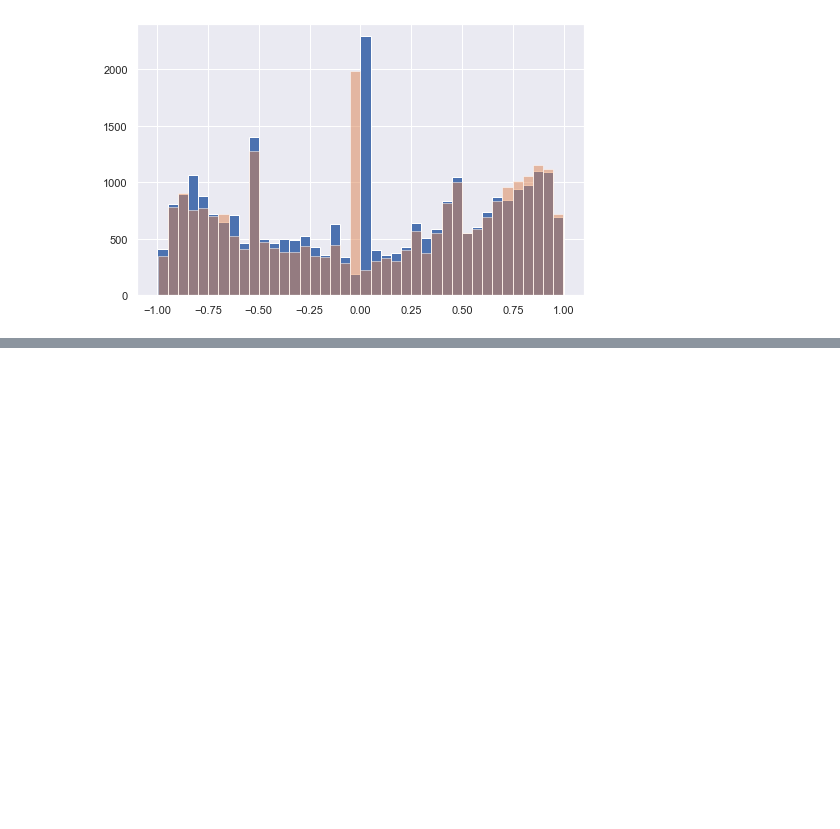
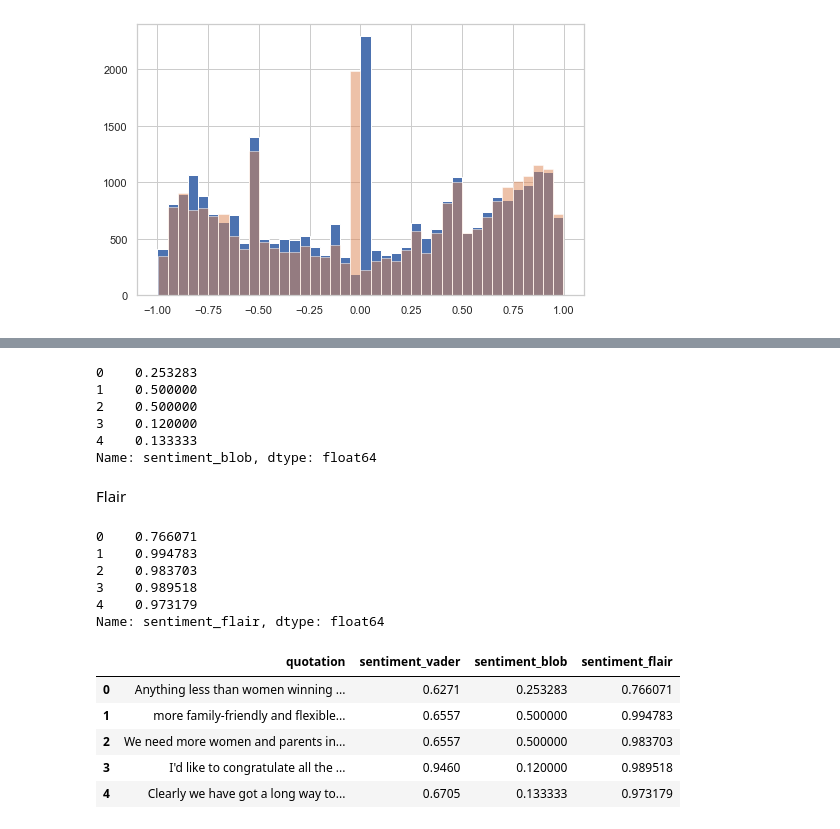
Before and after one commit to epfl-ada/ada-2021-project-concatsanddogs, a Jupyter notebook: Milestone_3_RQ4_sentiment_analysis.ipynb, the cells around one changed output, grey strips where cells are left out. Saved outputs shown, nothing was run; the diff lists cells and outputs as text; code cells hidden in the pictures; blank space fills up the shorter version.

```diff
--- a/Milestone_3_RQ4_sentiment_analysis.ipynb
+++ b/Milestone_3_RQ4_sentiment_analysis.ipynb
@@ -436,0 +492,2 @@ plt.show()
+# %%
+df = pd.read_pickle(PATH_GENERATED_DATA+'df_enriched.pkl', compression='infer', storage_options=None)
@@ -436,0 +496,2 @@ plt.show()
+# %%
+df['sentiment_vader'] = df['quotation'].apply(lambda x : analyzer.polarity_scores(x)['compound'])
@@ -436,0 +509,34 @@ plt.show()
+# %%
+df['sentiment_blob'] = df['quotation'].apply(lambda x : polarity_blob(x))
+# %%
+df['sentiment_blob'].head()
+# %% [output]
+0    0.253283
+1    0.500000
+2    0.500000
+3    0.120000
+4    0.133333
+Name: sentiment_blob, dtype: float64
+# %% [markdown]
+Flair
+# %%
+df['sentiment_flair'] = df['quotation'].apply(lambda x : flair_label(x))  # takes approx 15 minutes to run
+# %%
+df['sentiment_flair'].head()
+# %% [output]
+0    0.766071
+1    0.994783
+2    0.983703
+3    0.989518
+4    0.973179
+Name: sentiment_flair, dtype: float64
+# %%
+df_sentiment = df[['quotation','sentiment_vader','sentiment_blob','sentiment_flair']]
+df_sentiment.head()
+# %% [output]
+|  | quotation | sentiment_vader | sentiment_blob | sentiment_flair |
+| 0 | Anything less than women winning ... | 0.6271 | 0.253283 | 0.766071 |
+| 1 | more family-friendly and flexible... | 0.6557 | 0.500000 | 0.994783 |
+| 2 | We need more women and parents in... | 0.6557 | 0.500000 | 0.983703 |
+| 3 | I'd like to congratulate all the ... | 0.9460 | 0.120000 | 0.989518 |
+| 4 | Clearly we have got a long way to... | 0.6705 | 0.133333 | 0.973179 |
```
Also changed, not shown: parts of 54 cells of this notebook, 2 other files.
